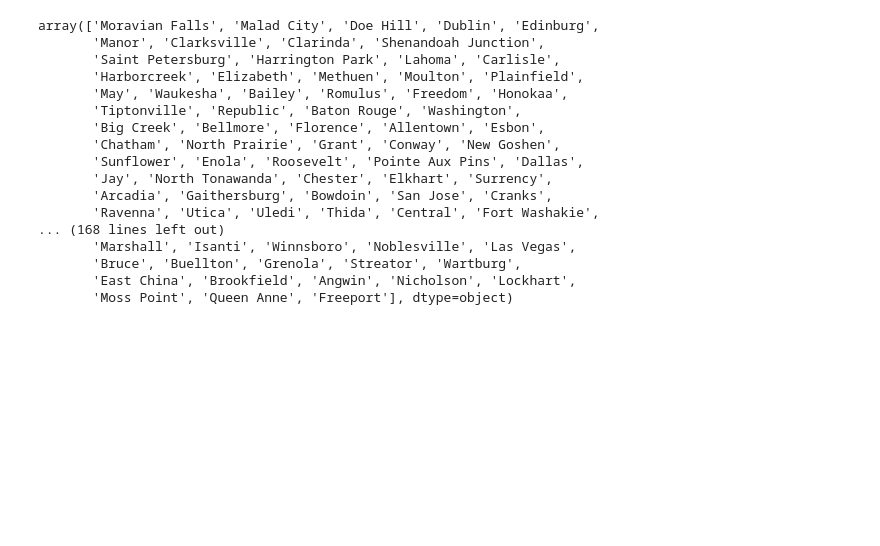
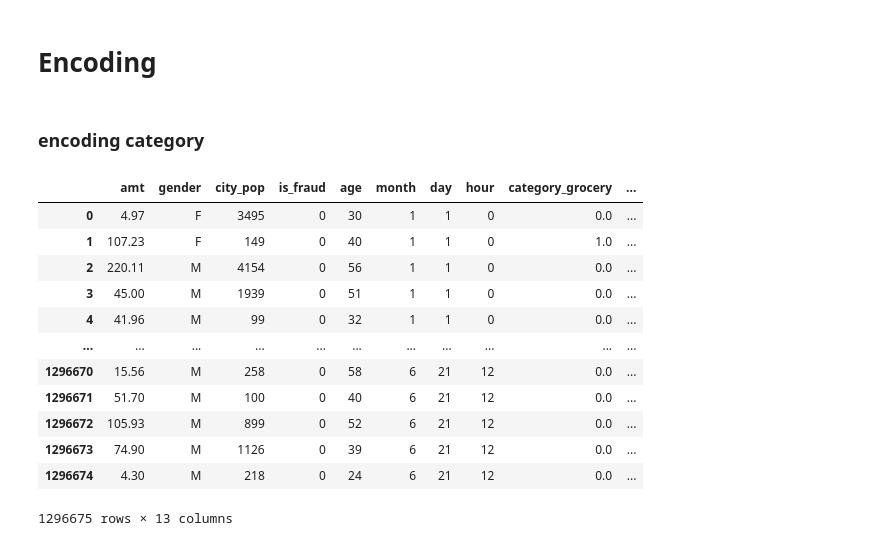
Before and after one commit to osamamira/fraud-detection-project, a Jupyter notebook: encoding.ipynb, the cells around one changed output. Cells and saved outputs as stored; diff of their text form; code cells hidden in the pictures; blank space fills up the shorter version.

```diff
--- a/encoding.ipynb
+++ b/encoding.ipynb
@@ -39,23 +40,4 @@ df
-# %%
-df['city'].unique()
-# %% [output]
-array(['Moravian Falls', 'Malad City', 'Doe Hill', 'Dublin', 'Edinburg',
-       'Manor', 'Clarksville', 'Clarinda', 'Shenandoah Junction',
-       'Saint Petersburg', 'Harrington Park', 'Lahoma', 'Carlisle',
-       'Harborcreek', 'Elizabeth', 'Methuen', 'Moulton', 'Plainfield',
-       'May', 'Waukesha', 'Bailey', 'Romulus', 'Freedom', 'Honokaa',
-       'Tiptonville', 'Republic', 'Baton Rouge', 'Washington',
-       'Big Creek', 'Bellmore', 'Florence', 'Allentown', 'Esbon',
-       'Chatham', 'North Prairie', 'Grant', 'Conway', 'New Goshen',
-       'Sunflower', 'Enola', 'Roosevelt', 'Pointe Aux Pins', 'Dallas',
-       'Jay', 'North Tonawanda', 'Chester', 'Elkhart', 'Surrency',
-       'Arcadia', 'Gaithersburg', 'Bowdoin', 'San Jose', 'Cranks',
-       'Ravenna', 'Utica', 'Uledi', 'Thida', 'Central', 'Fort Washakie',
-... (168 lines left out)
-       'Marshall', 'Isanti', 'Winnsboro', 'Noblesville', 'Las Vegas',
-       'Bruce', 'Buellton', 'Grenola', 'Streator', 'Wartburg',
-       'East China', 'Brookfield', 'Angwin', 'Nicholson', 'Lockhart',
-       'Moss Point', 'Queen Anne', 'Freeport'], dtype=object)
-# %%
-state_means = df.groupby('city')['is_fraud'].mean()
-df['city'] = df['city'].map(state_means)
+# %% [markdown]
+# Encoding
+# %% [markdown]
+### encoding category
@@ -61,0 +66,19 @@ df['city'] = df['city'].map(state_means)
+# %%
+encoded_df = pd.DataFrame(encoded, columns=onehot.get_feature_names_out(['category']))
+df = pd.concat([df, encoded_df], axis=1)
+df.drop(columns=['category'], inplace=True)
+df
+# %% [output]
+|  | amt | gender | city_pop | is_fraud | age | month | day | hour | category_grocery | ... |
+| 0 | 4.97 | F | 3495 | 0 | 30 | 1 | 1 | 0 | 0.0 | ... |
+| 1 | 107.23 | F | 149 | 0 | 40 | 1 | 1 | 0 | 1.0 | ... |
+| 2 | 220.11 | M | 4154 | 0 | 56 | 1 | 1 | 0 | 0.0 | ... |
+| 3 | 45.00 | M | 1939 | 0 | 51 | 1 | 1 | 0 | 0.0 | ... |
+| 4 | 41.96 | M | 99 | 0 | 32 | 1 | 1 | 0 | 0.0 | ... |
+| ... | ... | ... | ... | ... | ... | ... | ... | ... | ... | ... |
+| 1296670 | 15.56 | M | 258 | 0 | 58 | 6 | 21 | 12 | 0.0 | ... |
+| 1296671 | 51.70 | M | 100 | 0 | 40 | 6 | 21 | 12 | 0.0 | ... |
+| 1296672 | 105.93 | M | 899 | 0 | 52 | 6 | 21 | 12 | 0.0 | ... |
+| 1296673 | 74.90 | M | 1126 | 0 | 39 | 6 | 21 | 12 | 0.0 | ... |
+| 1296674 | 4.30 | M | 218 | 0 | 24 | 6 | 21 | 12 | 0.0 | ... |
+1296675 rows × 13 columns
```
Also changed, not shown: parts of 18 cells of this notebook, 1 other file.
